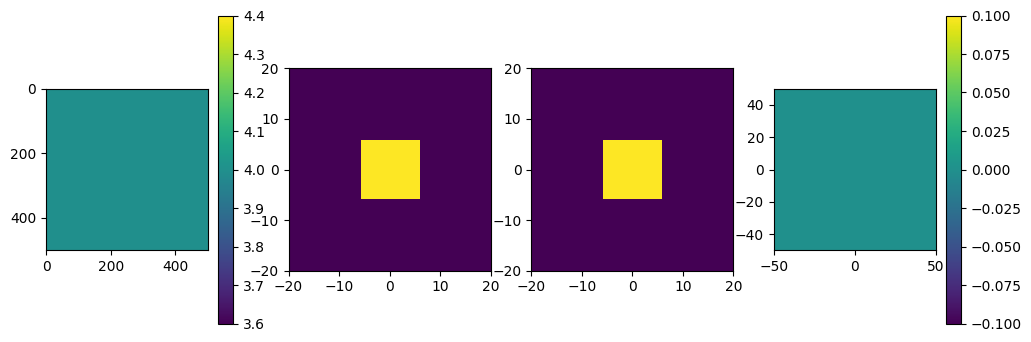
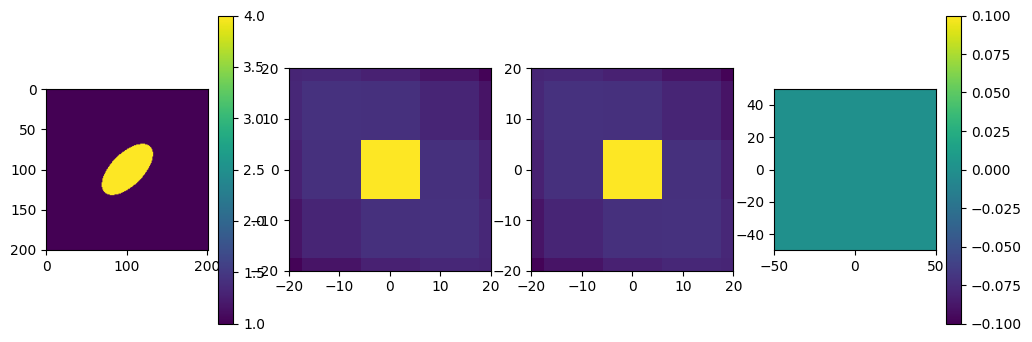
Code edit (unified diff) that turned the first committed figure into the second:
--- before
+++ after
@@ -6,23 +6,23 @@
 
 plt.subplot(141)
-plt.imshow(epsilon_xy2[1,0,0].cpu().detach().numpy().real)
+plt.imshow(epsilon_xy2[0,0,0].cpu().detach().numpy().real)
 plt.colorbar()
 
 plt.subplot(142)
-plt.imshow(backend.abs(epsilon_f2[1,0,0]).cpu().detach().numpy(), extent=(-lattice.period[0]/2, lattice.period[0]/2, -lattice.period[1]/2, lattice.period[1]/2))
+plt.imshow(backend.abs(epsilon_f2[0,0,0]).cpu().detach().numpy(), extent=(-lattice.period[0]/2, lattice.period[0]/2, -lattice.period[1]/2, lattice.period[1]/2))
 plt.xlim(-20, 20)
 plt.ylim(-20, 20)
 
 plt.subplot(143)
-plt.imshow(backend.abs(epsilon_mn2[1,0,0]).cpu().detach().numpy(), extent=(-lattice.period[0]/2, lattice.period[0]/2, -lattice.period[1]/2, lattice.period[1]/2))
+plt.imshow(backend.abs(epsilon_mn2[0,0,0]).cpu().detach().numpy(), extent=(-lattice.period[0]/2, lattice.period[0]/2, -lattice.period[1]/2, lattice.period[1]/2))
 plt.xlim(-20, 20)
 plt.ylim(-20, 20)
 
 plt.subplot(144)
-plt.imshow(backend.abs(epsilon_mn2[1,0,0] - epsilon_f2[1,0,0]).cpu().detach().numpy(), extent=(-lattice.period[0]/2, lattice.period[0]/2, -lattice.period[1]/2, lattice.period[1]/2))
+plt.imshow(backend.abs(epsilon_mn2[0,0,0] - epsilon_f2[0,0,0]).cpu().detach().numpy(), extent=(-lattice.period[0]/2, lattice.period[0]/2, -lattice.period[1]/2, lattice.period[1]/2))
 plt.xlim(-50, 50)
 plt.ylim(-50, 50)
 plt.colorbar()
 
-error = torch.sqrt(torch.mean(backend.abs((epsilon_mn2[1,1,1] - epsilon_f2[1,1,1])**2)))
+error = torch.sqrt(torch.mean(backend.abs((epsilon_mn2[0,0,0] - epsilon_f2[0,0,0])**2)))
 print(f'Error: {error}')

Commit: Restructurization. WIP Solver. Need to think how to better include input fields into the solver to preserve flexibility and do not overflow memory